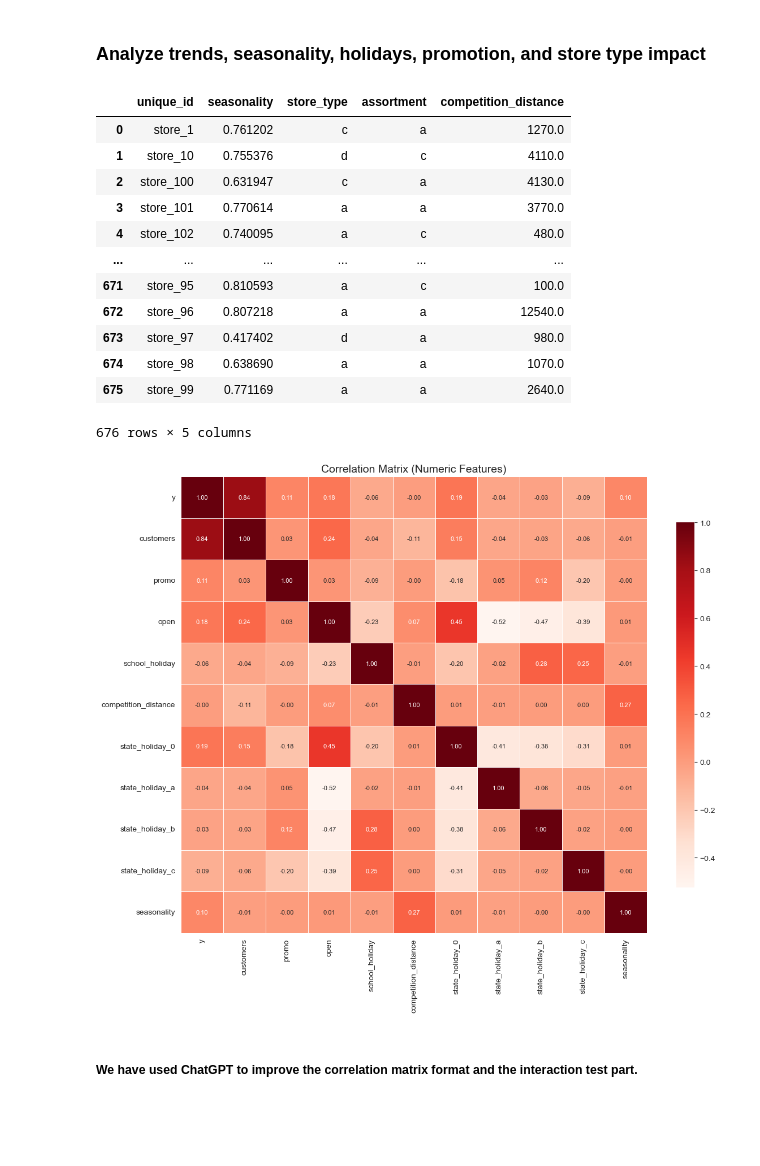
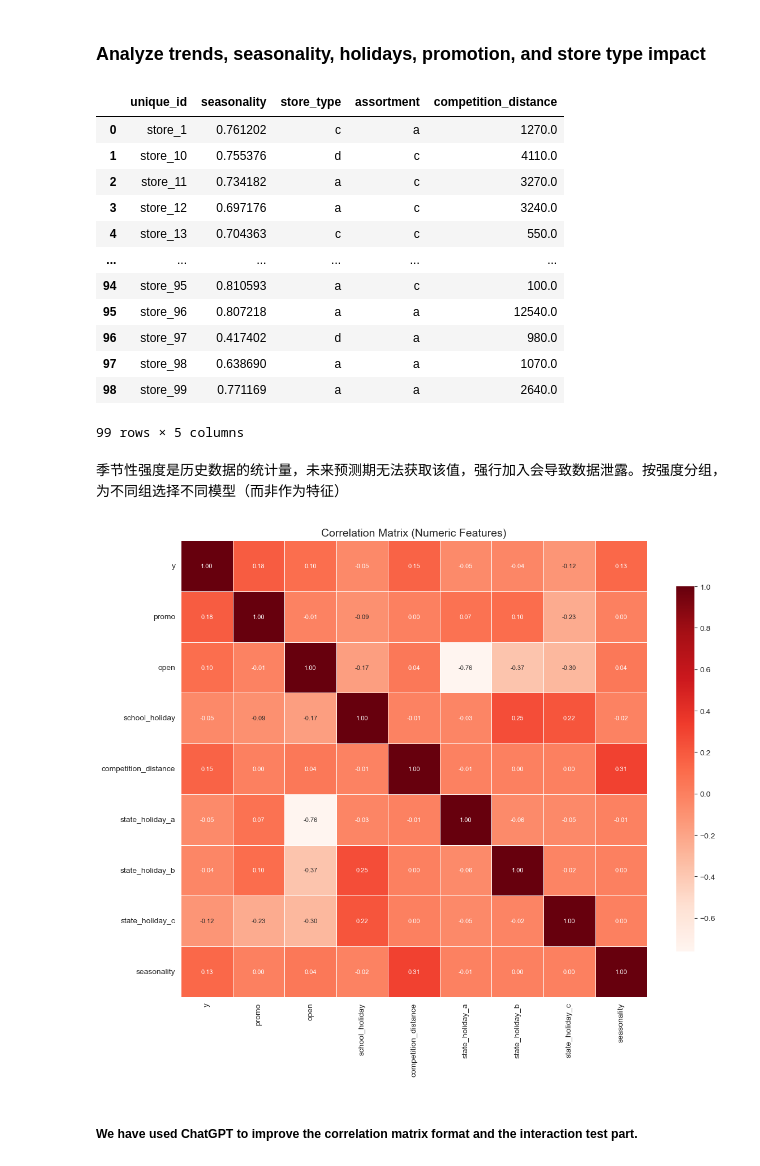
Before and after one commit to YL-6/BF-final, a Jupyter notebook: Yue.ipynb, the cells around one changed output. Cells and saved outputs as stored; diff of their text form; code cells hidden in the pictures; blank space fills up the shorter version.

```diff
--- a/Yue.ipynb
+++ b/Yue.ipynb
@@ -120,6 +125,6 @@ dtype: int64
 # %%
-### 2. Merge the 'metadata' with 'sales_data' and 'future_values'
 sales_merged = pd.merge(sales_data, metadata, on='unique_id', how='left')
+sales_merged['competition_distance'] = sales_merged['competition_distance'].fillna(sales_merged['competition_distance'].median())
 future_merged = pd.merge(future_values, metadata, on='unique_id', how='left')
 sales_merged.head()
 # %% [output]
@@ -134,7 +139,7 @@ sales_merged.head()
 # %% [markdown]
 ### 3. Transform to weekly data, because the company is interested in weekly forecast to make the plan for weekly inventory and staffing
 # %%
-# Create a weekly bucket
+# Create a weekly bucket：start from Monday
 sales_merged['week'] = sales_merged['ds'].dt.to_period('W-MON').dt.start_time
 
 # Make sure state_holiday is string type
@@ -154,7 +159,7 @@ holiday_counts = (
 holiday_counts.columns = ['unique_id', 'week'] + [f'state_holiday_{col}' for col in holiday_counts.columns[2:]]
 
 # Now aggregate your normal weekly data
-weekly_data = sales_merged.groupby(['unique_id', 'week'], as_index=False).agg({
+weekly_cal = sales_merged.groupby(['unique_id', 'week'], as_index=False).agg({
     'y': 'sum',
     'customers': 'sum',
     'promo': 'mean',  # Ratio can better reflect the intensity of the promotion
@@ -166,11 +171,20 @@ weekly_data = sales_merged.groupby(['unique_id', 'week'], as_index=False).agg({
 })
 
 # Merge the holiday counts in
-weekly_data = weekly_data.merge(holiday_counts, on=['unique_id', 'week'], how='left')
+weekly_cal = weekly_cal.merge(holiday_counts, on=['unique_id', 'week'], how='left')
 
 # Fill in 0 where a holiday type didn’t occur that week
-weekly_data.fillna(0, inplace=True)
+weekly_cal.fillna(0, inplace=True)
 
-weekly_data = weekly_data.rename(columns={'week': 'ds'})
+weekly_cal = weekly_cal.rename(columns={'week': 'ds'})
+
+weekly_data = weekly_cal.copy()
+
+# Only keep store_1 to store_99
+weekly_data = weekly_data[weekly_data['unique_id'].isin([f'store_{i}' for i in range(1, 100)])]
+
+# drop 'customer' and 'state_holiday_0'
+weekly_data = weekly_data.drop(columns=['customers', 'state_holiday_0'])
+
 weekly_data
 # %% [output]
@@ -269,47 +326,48 @@ store_features
 |  | unique_id | seasonality | store_type | assortment | competition_distance |
 | 0 | store_1 | 0.761202 | c | a | 1270.0 |
 | 1 | store_10 | 0.755376 | d | c | 4110.0 |
-| 2 | store_100 | 0.631947 | c | a | 4130.0 |
-| 3 | store_101 | 0.770614 | a | a | 3770.0 |
-| 4 | store_102 | 0.740095 | a | c | 480.0 |
+| 2 | store_11 | 0.734182 | a | c | 3270.0 |
+| 3 | store_12 | 0.697176 | a | c | 3240.0 |
+| 4 | store_13 | 0.704363 | c | c | 550.0 |
 | ... | ... | ... | ... | ... | ... |
-| 671 | store_95 | 0.810593 | a | c | 100.0 |
-| 672 | store_96 | 0.807218 | a | a | 12540.0 |
-| 673 | store_97 | 0.417402 | d | a | 980.0 |
-| 674 | store_98 | 0.638690 | a | a | 1070.0 |
-| 675 | store_99 | 0.771169 | a | a | 2640.0 |
+| 94 | store_95 | 0.810593 | a | c | 100.0 |
+| 95 | store_96 | 0.807218 | a | a | 12540.0 |
+| 96 | store_97 | 0.417402 | d | a | 980.0 |
+| 97 | store_98 | 0.638690 | a | a | 1070.0 |
+| 98 | store_99 | 0.771169 | a | a | 2640.0 |
-676 rows × 5 columns
+99 rows × 5 columns
+# %% [markdown]
+季节性强度是历史数据的统计量，未来预测期无法获取该值，强行加入会导致数据泄露。按强度分组，为不同组选择不同模型（而非作为特征）
 # %%
 #correlation plot
 
-# 计算相关矩阵
-co_mtx = weekly_data.corr(numeric_only=True)
+# the value of 'open','promo','school_holiday' are ratio, between 0-1, however Holidays are discrete events, so counting is more straightforward. For example, "Christmas holiday 2 days" is easier to explain than "Christmas holiday ratio 0.28". 'state_holiday' is a counting value, in order to calculate the correlation and get a better explanation, we should choose 'spearman' method. The calculation method of spearman is based on the covariance of the ranking values.
+co_mtx = weekly_data.corr(method='spearman', numeric_only=True)
 
-# 设置图像大小
+# Set the size
 plt.figure(figsize=(12, 10))
 
-# 绘制热力图，使用红色系（"Reds"），注释字体更小，线更细
+# Use "Reds"
 sns.heatmap(
     co_mtx,
     cmap="Reds",
     annot=True,
     fmt=".2f",
     annot_kws={"size": 8},
     linewidths=0.5,
     linecolor='white',
     cbar_kws={'shrink': 0.8}
 )
 
-# 设置标题（可选）
+# set title
 plt.title("Correlation Matrix (Numeric Features)", fontsize=14)
 
-# 防止标签重叠
+# Prevent label overlap
 plt.tight_layout()
 
-# 显示图像
 plt.show()
 # %% [output]
-[figure, old version]
+[figure, new version]
 # %% [markdown]
 ##### We have used ChatGPT to improve the correlation matrix format and the interaction test part.
 # %%
```
Also changed, not shown: parts of 17 cells of this notebook, 1 other file.
